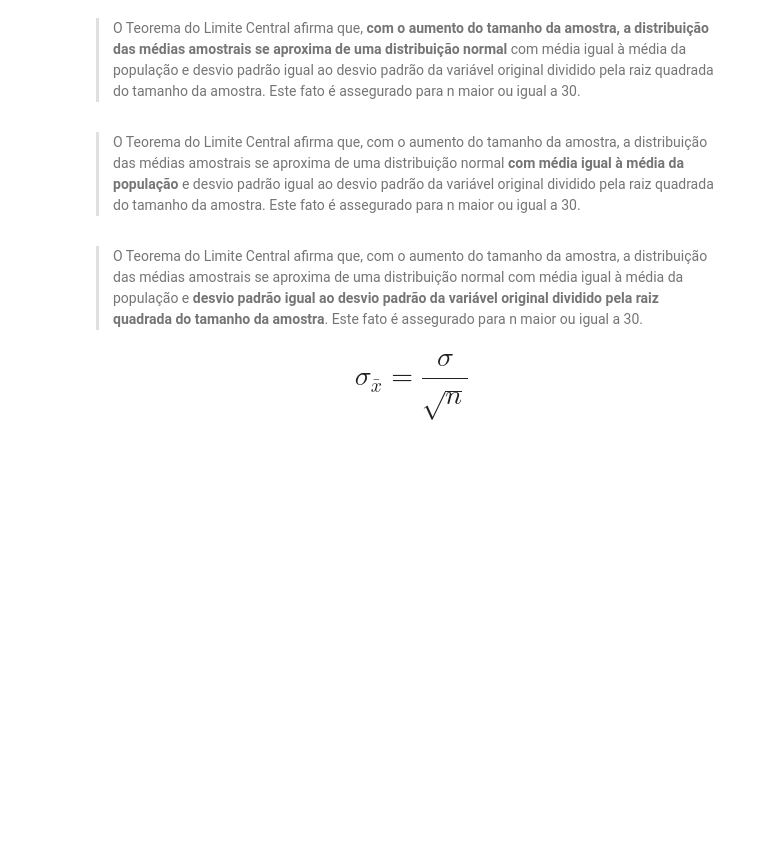
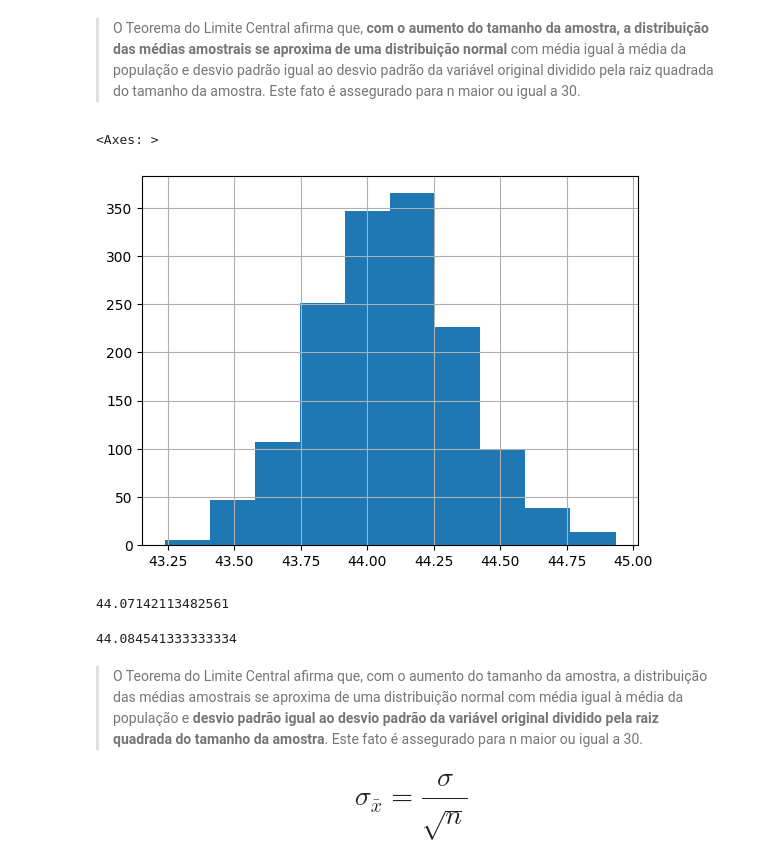
Before and after one commit to felipesayegg/Estatistica_com_Python, a Jupyter notebook: Curso_de_Estatística_Parte_2.ipynb, the cells around one changed output. Saved outputs shown, nothing was run; the diff lists cells and outputs as text; code cells hidden in the pictures; blank space fills up the shorter version.

```diff
--- a/Curso_de_Estatística_Parte_2.ipynb
+++ b/Curso_de_Estatística_Parte_2.ipynb
@@ -1121,3 +1121,9 @@ Suponha que os pesos dos sacos de arroz de uma indústria alimentícia se distri
 O desvio padrão das médias amostrais é conhecido como **erro padrão da média**
 # %% [markdown]
 ### Entendendo o Teorema do Limite Central
+# %%
+n = 2000
+total_de_amostras = 1500
+# %%
+amostras = pd.DataFrame()
+amostras
@@ -1123,0 +1132,7 @@ O desvio padrão das médias amostrais é conhecido como **erro padrão da médi
+# %%
+for i in range(total_de_amostras): # ele quer 1500 amostras imagine que vai passar pelo meu banco de dados 1500 vezes tiranodo 2000
+  _ = dados.Idade.sample(n)  # vai pegar 2000 dos dados de idaide como foi definido acima n = 2000
+  _.index = range(0, len(_)) #  _.index é uma maneira de reescrever o numero do indeci do data frame quando ele vai criar um novo sem isso ele puxaria os indices da amostra que ele estava pegando
+  amostras['Amostra_' + str(i)] = _  # imagina que estmaos nomeando cada interação de amostra então vai ser amostra_0 , amostra - 1
+
+amostras
@@ -1124,7 +1170,18 @@ O desvio padrão das médias amostrais é conhecido como **erro padrão da médi
 # %% [markdown]
 > O Teorema do Limite Central afirma que, **com o aumento do tamanho da amostra, a distribuição das médias amostrais se aproxima de uma distribuição normal** com média igual à média da população e desvio padrão igual ao desvio padrão da variável original dividido pela raiz quadrada do tamanho da amostra. Este fato é assegurado para n maior ou igual a 30.
-# %% [markdown]
-> O Teorema do Limite Central afirma que, com o aumento do tamanho da amostra, a distribuição das médias amostrais se aproxima de uma distribuição normal **com média igual à média da população** e desvio padrão igual ao desvio padrão da variável original dividido pela raiz quadrada do tamanho da amostra. Este fato é assegurado para n maior ou igual a 30.
+# %%
+amostras.mean().hist() # Ao coletar 1500 médias de amostras de 2000 dados, você está criando uma nova distribuição (a distribuição das médias amostrais) que tende a ser normal, mesmo que a distribuição original dos dados (como idades) não seja. Isso é uma das grandes vantagens do Teorema do Limite Central e é fundamental para a inferência estatística.
+# %% [output]
+<Axes: >
+[figure, added]
+# %%
+dados.Idade.mean()  # media da minha populaçãp
+# %% [output]
+44.07142113482561
+# %%
+amostras.mean().mean()  # media das 1500 colunas que tem no meu data frame da amostras ficoui bem proximo
+# %% [output]
+44.084541333333334
 # %% [markdown]
 > O Teorema do Limite Central afirma que, com o aumento do tamanho da amostra, a distribuição das médias amostrais se aproxima de uma distribuição normal com média igual à média da população e **desvio padrão igual ao desvio padrão da variável original dividido pela raiz quadrada do tamanho da amostra**. Este fato é assegurado para n maior ou igual a 30.
 
```
Also changed, not shown: parts of 49 cells of this notebook.
